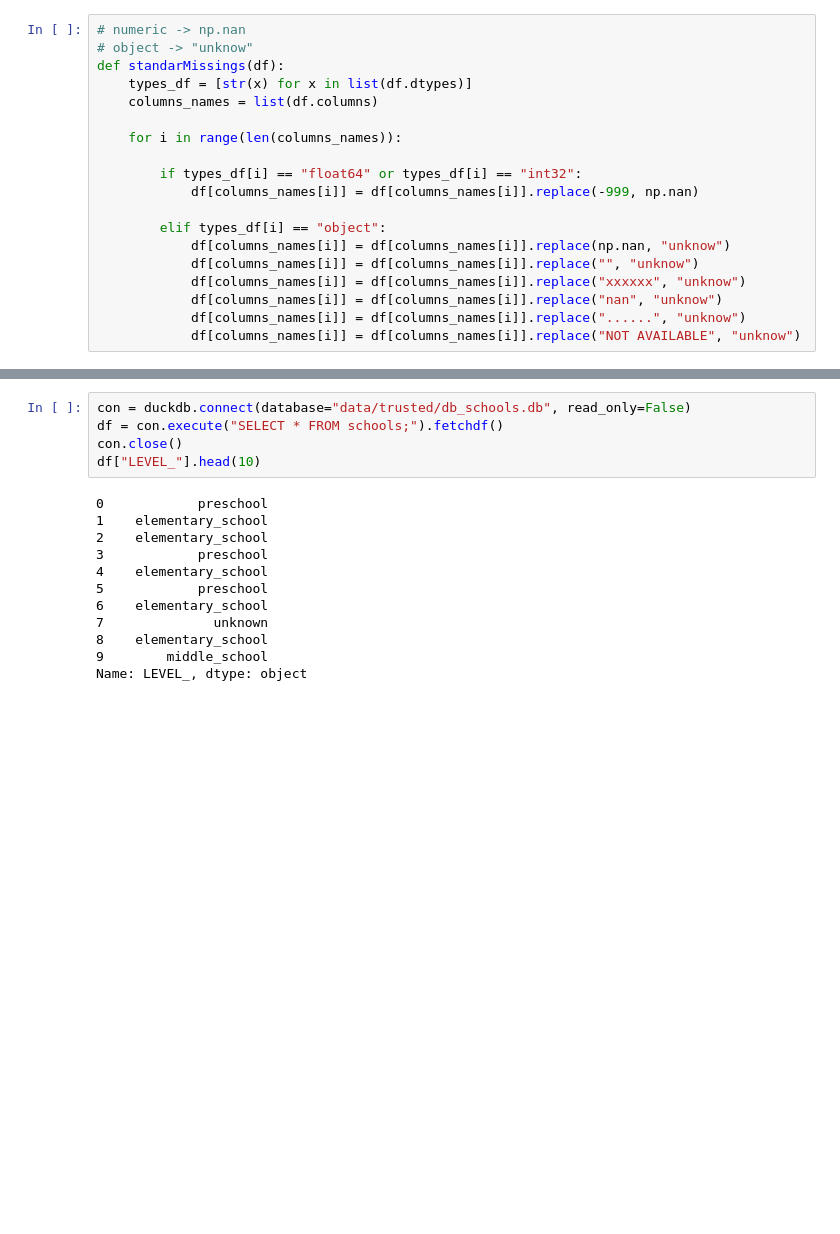
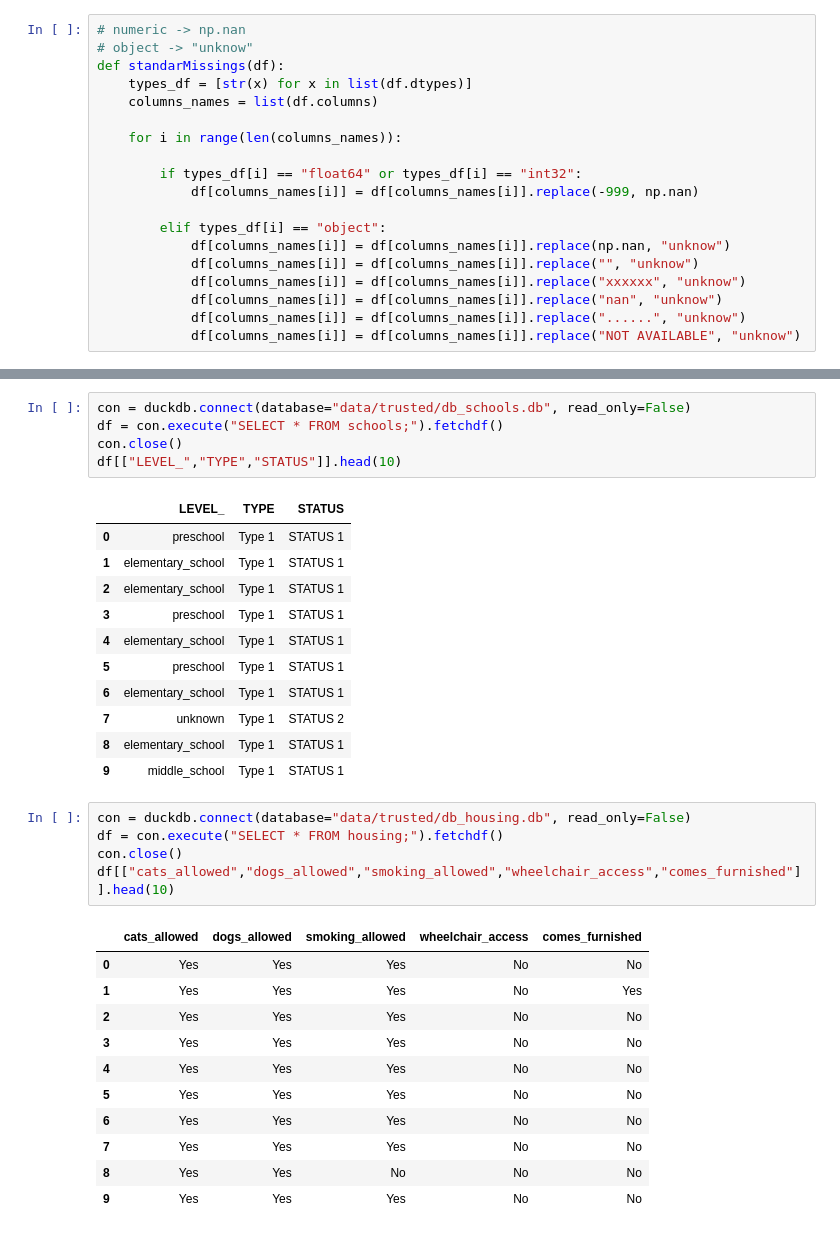
Before and after one commit to adriamd/ADSDB_project1, a Jupyter notebook: notebooks/trusted.ipynb, the cells around one changed output, grey strips where cells are left out. Saved outputs shown, nothing was run; the diff lists cells and outputs as text; blank space fills up the shorter version.

```diff
--- a/notebooks/trusted.ipynb
+++ b/notebooks/trusted.ipynb
@@ -164,16 +159,33 @@ formatted2trusted()
 con = duckdb.connect(database="data/trusted/db_schools.db", read_only=False)
 df = con.execute("SELECT * FROM schools;").fetchdf()
 con.close()
-df["LEVEL_"].head(10)
+df[["LEVEL_","TYPE","STATUS"]].head(10)
 # %% [output]
-0            preschool
-1    elementary_school
-2    elementary_school
-3            preschool
-4    elementary_school
-5            preschool
-6    elementary_school
-7              unknown
-8    elementary_school
-9        middle_school
-Name: LEVEL_, dtype: object
+|  | LEVEL_ | TYPE | STATUS |
+| 0 | preschool | Type 1 | STATUS 1 |
+| 1 | elementary_school | Type 1 | STATUS 1 |
+| 2 | elementary_school | Type 1 | STATUS 1 |
+| 3 | preschool | Type 1 | STATUS 1 |
+| 4 | elementary_school | Type 1 | STATUS 1 |
+| 5 | preschool | Type 1 | STATUS 1 |
+| 6 | elementary_school | Type 1 | STATUS 1 |
+| 7 | unknown | Type 1 | STATUS 2 |
+| 8 | elementary_school | Type 1 | STATUS 1 |
+| 9 | middle_school | Type 1 | STATUS 1 |
+# %%
+con = duckdb.connect(database="data/trusted/db_housing.db", read_only=False)
+df = con.execute("SELECT * FROM housing;").fetchdf()
+con.close()
+df[["cats_allowed","dogs_allowed","smoking_allowed","wheelchair_access","comes_furnished"]].head(10)
+# %% [output]
+|  | cats_allowed | dogs_allowed | smoking_allowed | wheelchair_access | comes_furnished |
+| 0 | Yes | Yes | Yes | No | No |
+| 1 | Yes | Yes | Yes | No | Yes |
+| 2 | Yes | Yes | Yes | No | No |
+| 3 | Yes | Yes | Yes | No | No |
+| 4 | Yes | Yes | Yes | No | No |
+| 5 | Yes | Yes | Yes | No | No |
+| 6 | Yes | Yes | Yes | No | No |
+| 7 | Yes | Yes | Yes | No | No |
+| 8 | Yes | Yes | No | No | No |
+| 9 | Yes | Yes | Yes | No | No |
```
Also changed, not shown: parts of 7 cells of this notebook, 7 other files.
